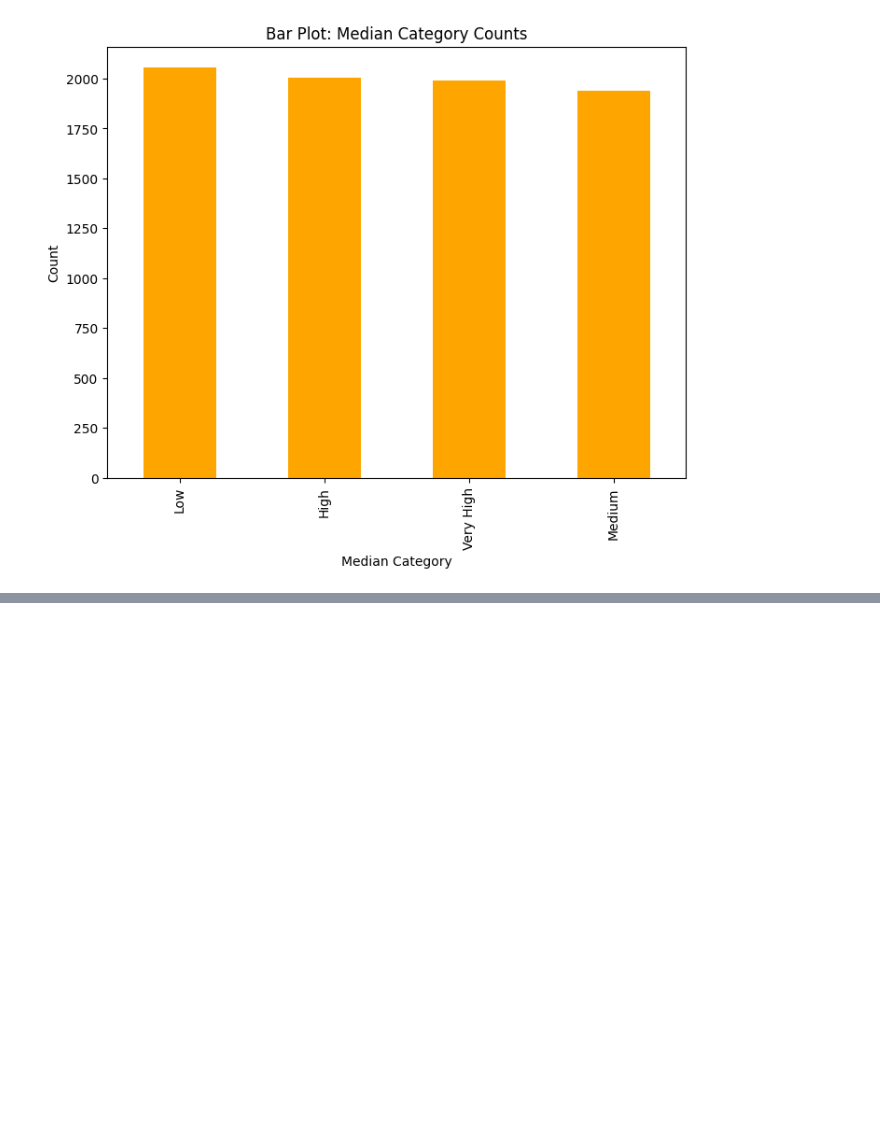
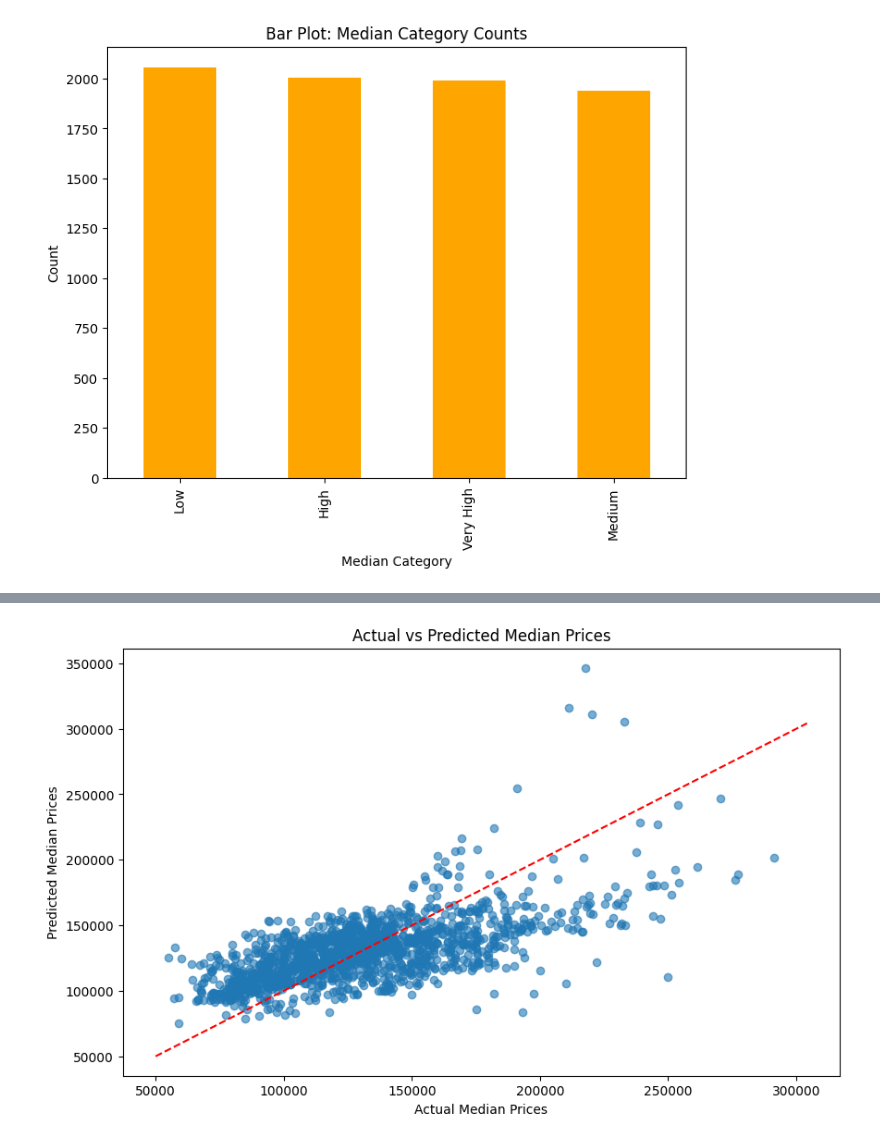
Before and after one commit to GadhamsettyPranay/Amazon-Prime-Movies-and-TV-Shows-using-Power-BI, a Jupyter notebook: Untitled1.ipynb, the cells around one changed output, grey strips where cells are left out. Cells and saved outputs as stored; diff of their text form; code cells hidden in the pictures; blank space fills up the shorter version.

```diff
--- a/Untitled1.ipynb
+++ b/Untitled1.ipynb
@@ -596,0 +650,74 @@ Silhouette Score for Agglomerative Clustering: 0.34285400543512334
+# %%
+#GADHAM SETTY PRANAY KUMAR-21BDS0295
+#MODULE-7
+
+import pandas as pd
+import numpy as np
+import matplotlib.pyplot as plt
+import seaborn as sns
+from sklearn.model_selection import train_test_split
+from sklearn.linear_model import LinearRegression
+from sklearn.metrics import mean_squared_error, r2_score
+
+# Load the dataset from the provided link
+url = "https://raw.githubusercontent.com/salemprakash/EDA/main/Data/txhousing.csv"
+df = pd.read_csv(url)
+
+# Display the first few rows of the dataset
+print("First 5 rows of the dataset:")
+print(df.head())
+
+# Data Cleaning (Handle missing values if any)
+df.dropna(inplace=True)  # Drop rows with missing values
+
+# 1. Constructing Linear Regression Model
+# Assuming 'median' is the target variable and other columns are features
+# Selecting numerical columns for the model
+X = df.select_dtypes(include=[np.number]).drop(columns=['median'])
+y = df['median']
+
+# Splitting the dataset into training and testing sets
+X_train, X_test, y_train, y_test = train_test_split(X, y, test_size=0.2, random_state=42)
+
+# Create a Linear Regression model
+model = LinearRegression()
+model.fit(X_train, y_train)
+
+# 2. Making Predictions
+y_pred = model.predict(X_test)
+
+# 3. Evaluating the Model
+# Computing Mean Squared Error and R-squared value
+mse = mean_squared_error(y_test, y_pred)
+r2 = r2_score(y_test, y_pred)
+
+print(f"\nMean Squared Error: {mse:.2f}")
+print(f"R-squared: {r2:.2f}")
+
+# Plotting Actual vs Predicted values
+plt.figure(figsize=(10, 6))
+plt.scatter(y_test, y_pred, alpha=0.6)
+plt.plot([y.min(), y.max()], [y.min(), y.max()], 'r--')  # 45-degree line
+plt.xlabel('Actual Median Prices')
+plt.ylabel('Predicted Median Prices')
+plt.title('Actual vs Predicted Median Prices')
+plt.show()
+
+# Understanding Accuracy
+# Since this is regression, accuracy is not computed like in classification tasks
+print("\nIn regression tasks, accuracy is not defined in the same way. We typically use metrics like MSE, R-squared, etc., to evaluate model performance.")
+
+# 4. Understanding Reinforcement Learning
+print("\nReinforcement Learning (RL):")
+print("Reinforcement Learning is a type of machine learning where an agent learns to make decisions by taking actions in an environment to maximize cumulative reward.")
+print("\nDifference between Supervised Learning and Reinforcement Learning:")
+print("1. Supervised Learning: The model learns from labeled data (input-output pairs).")
+print("2. Reinforcement Learning: The model learns from the consequences of its actions (rewards or penalties).")
+
+# Applications of Reinforcement Learning
+print("\nApplications of Reinforcement Learning:")
+print("1. Robotics: For teaching robots to perform tasks through trial and error.")
+print("2. Game Playing: For training agents to play games like Chess or Go.")
+print("3. Autonomous Vehicles: For navigation and decision-making.")
+print("4. Personalized Recommendations: For dynamically adjusting content based on user interactions.")
+# %% [output]
@@ -596,0 +741 @@ Silhouette Score for Agglomerative Clustering: 0.34285400543512334
+[figure, added]
```
Also changed, not shown: parts of 7 cells of this notebook.
